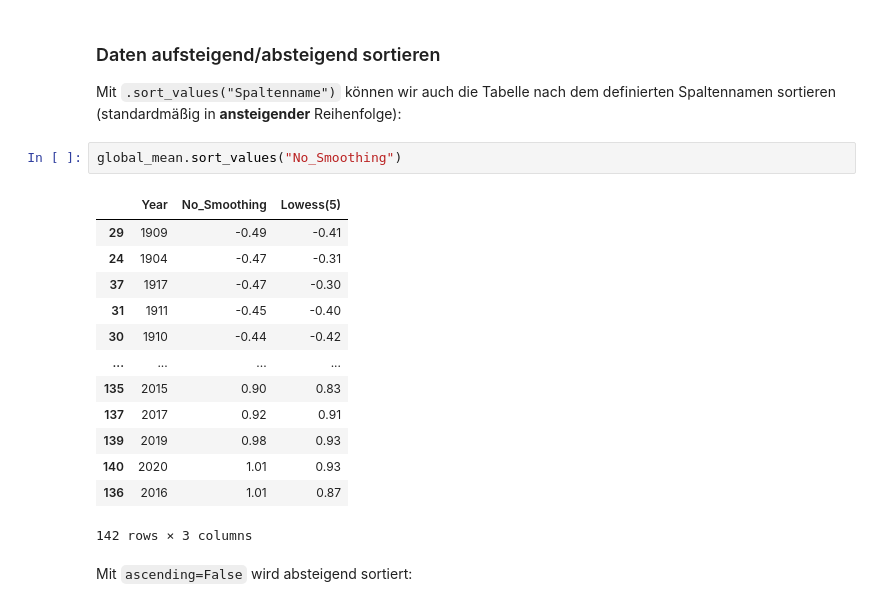
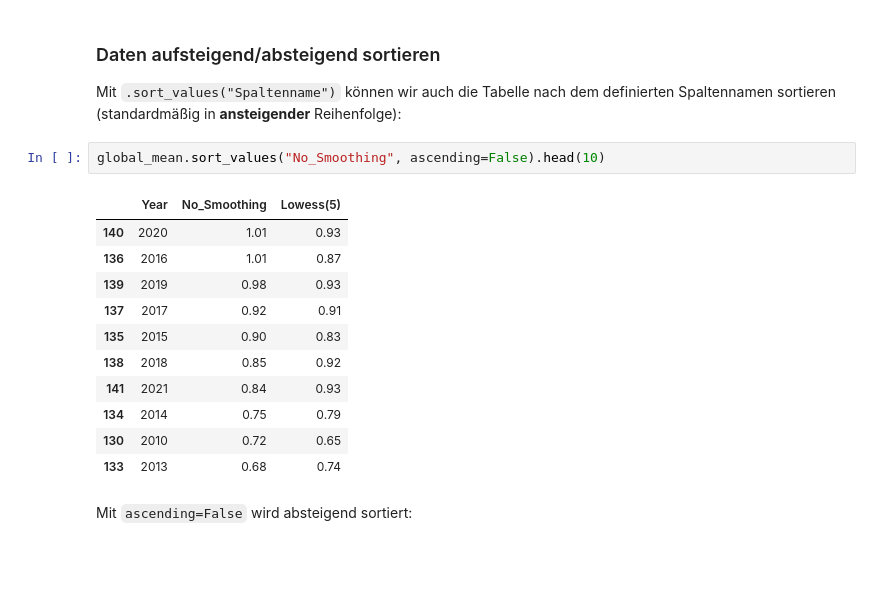
Before and after one commit to Kisleif/mtbook, a Jupyter notebook: _sources/content/T_Plotten.ipynb, the cells around one changed output. Cells and saved outputs as stored; diff of their text form; blank space fills up the shorter version.

```diff
--- a/_sources/content/T_Plotten.ipynb
+++ b/_sources/content/T_Plotten.ipynb
@@ -128,21 +136,19 @@ Name: 136, dtype: float64
 
 Mit `.sort_values("Spaltenname")` können wir auch die Tabelle nach dem definierten Spaltennamen sortieren (standardmäßig in **ansteigender** Reihenfolge):
 # %%
-global_mean.sort_values("No_Smoothing")
+global_mean.sort_values("No_Smoothing", ascending=False).head(10)
 # %% [output]
 |  | Year | No_Smoothing | Lowess(5) |
-| 29 | 1909 | -0.49 | -0.41 |
-| 24 | 1904 | -0.47 | -0.31 |
-| 37 | 1917 | -0.47 | -0.30 |
-| 31 | 1911 | -0.45 | -0.40 |
-| 30 | 1910 | -0.44 | -0.42 |
-| ... | ... | ... | ... |
-| 135 | 2015 | 0.90 | 0.83 |
-| 137 | 2017 | 0.92 | 0.91 |
-| 139 | 2019 | 0.98 | 0.93 |
 | 140 | 2020 | 1.01 | 0.93 |
 | 136 | 2016 | 1.01 | 0.87 |
+| 139 | 2019 | 0.98 | 0.93 |
+| 137 | 2017 | 0.92 | 0.91 |
+| 135 | 2015 | 0.90 | 0.83 |
+| 138 | 2018 | 0.85 | 0.92 |
+| 141 | 2021 | 0.84 | 0.93 |
+| 134 | 2014 | 0.75 | 0.79 |
+| 130 | 2010 | 0.72 | 0.65 |
+| 133 | 2013 | 0.68 | 0.74 |
-142 rows × 3 columns
 # %% [markdown]
 Mit `ascending=False` wird absteigend sortiert:
 # %%
```
Also changed, not shown: parts of 14 cells of this notebook, 6 other files.
